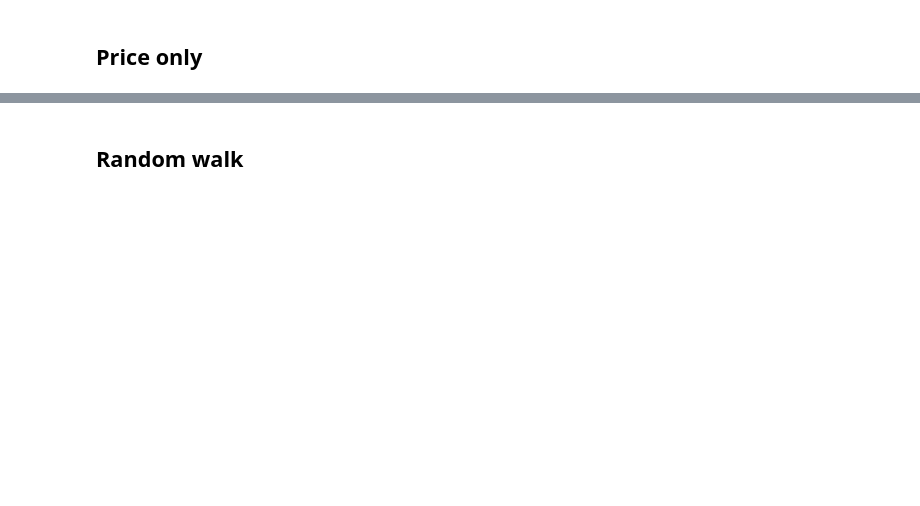
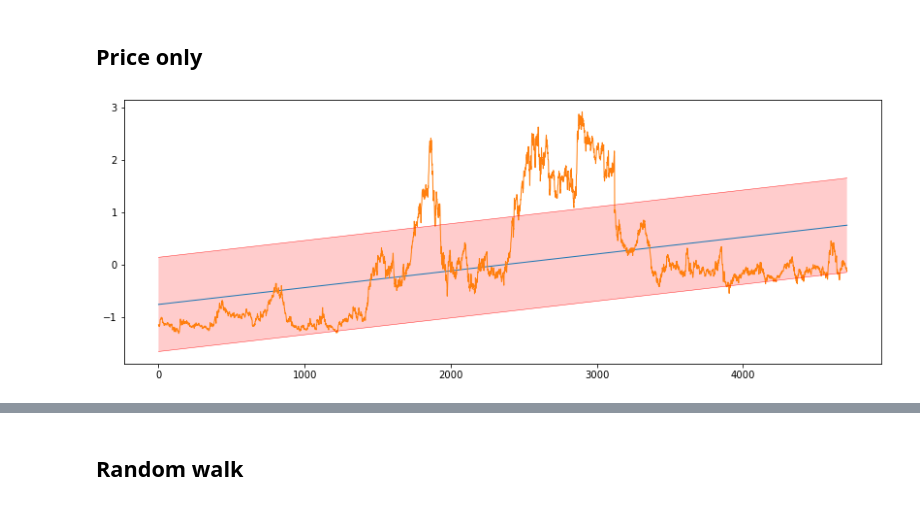
Before and after one commit to jonatanvm/emf-project, a Jupyter notebook: emf-project-general-all.ipynb, the cells around one changed output, grey strips where cells are left out. Cells and saved outputs as stored; diff of their text form; code cells hidden in the pictures; blank space fills up the shorter version.

```diff
--- a/emf-project-general-all.ipynb
+++ b/emf-project-general-all.ipynb
@@ -87,6 +137,10 @@ reg_fut = LinearRegression().fit(x, fut_data)
 delta = fut_data - reg_fut.predict(x)
 v_hat = np.linalg.norm(delta, axis=0)**2
 v_hat = v_hat.reshape(-1,1)
+# %%
+plot_regression(reg_fut,fut_data,f'futures_gen_1_{data}.png',True)
+# %% [output]
+[figure, added]
 # %%
 spot_data = norm_spot_p_df['Cash Price'].values
 reg_spot = LinearRegression().fit(x, spot_data)
```
Also changed, not shown: parts of 49 cells of this notebook, 9 other files.
